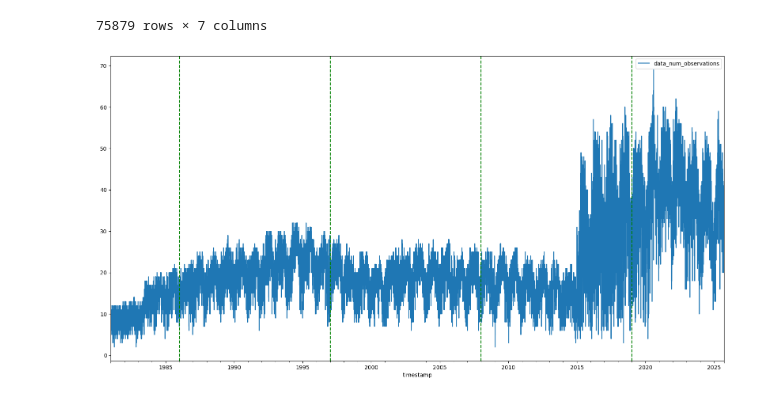
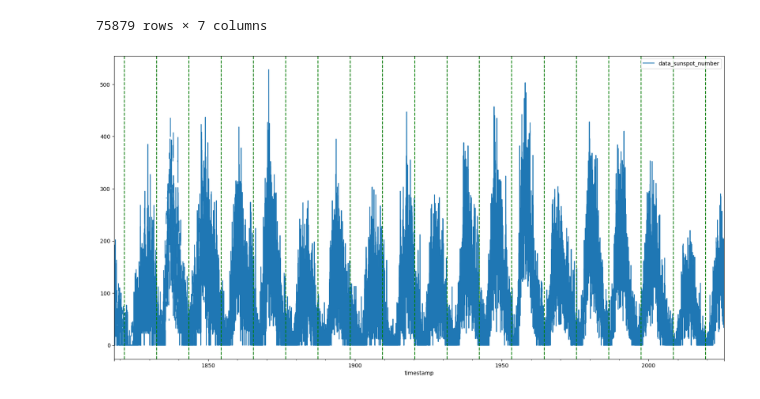
Before and after one commit to Arduel1/space_weather_analysis, a Jupyter notebook: notebooks/sunspots.ipynb, the cells around one changed output. Saved outputs shown, nothing was run; the diff lists cells and outputs as text; code cells hidden in the pictures.

Commit message:
actually use data_sunspot_number and made the cycle more accurate

```diff
--- a/notebooks/sunspots.ipynb
+++ b/notebooks/sunspots.ipynb
@@ -117,13 +117,11 @@ df_sunspots
 | 2025-09-30 | 6918887e343719d42fbb6427 | SILSO_V2.0 | 17.2 | 34 | False | 2025.747 | ... |
 75879 rows × 7 columns
 # %%
-big_df = df_sunspots.query('data_num_observations > 1')
-
-ax = big_df.plot(y="data_num_observations", figsize=(20, 10))
-for i in range(4):
-    year = 1986 + i * 11
+ax = df_sunspots.plot(y="data_sunspot_number", figsize=(20, 10))
+for i in range(20):
+    year = 1810 + 11.1 * i
     dt = datetime.datetime(year, 1, 1)
     ax.axvline(dt, color="green", linestyle="dashed")
 plt.show()
 # %% [output]
-[figure, old version]
+[figure, new version]
```
